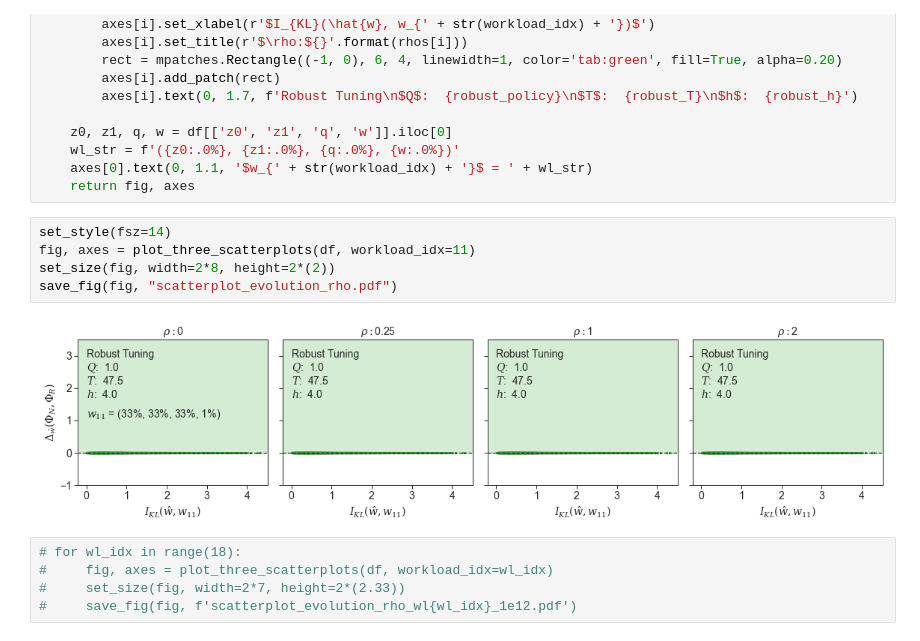
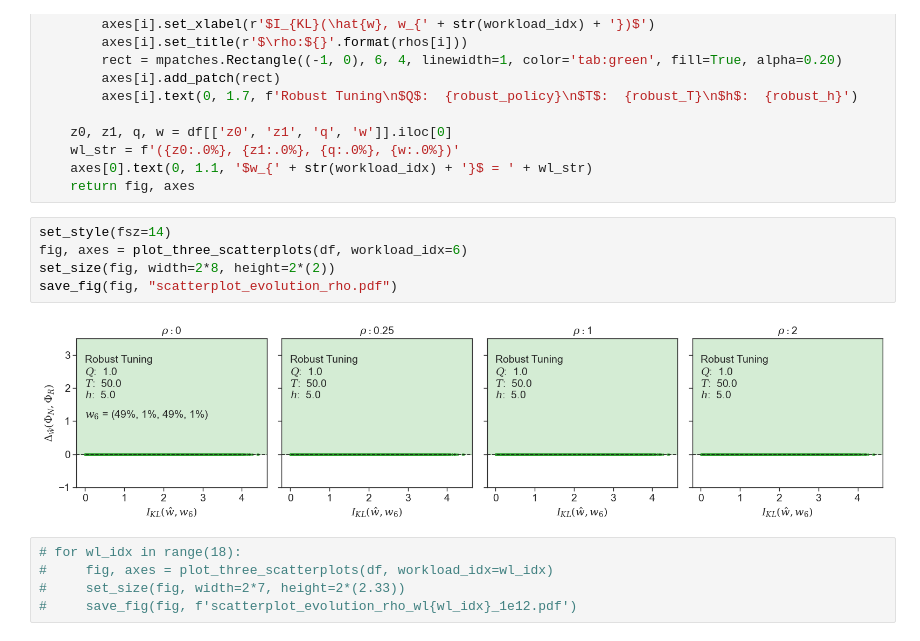
Before and after one commit to ephoris/endure-jupyter, a Jupyter notebook: viz-notebooks/00_cost_model_plots.ipynb, the cells around one changed output. Drawn from its saved outputs; the diff is of its cells as text.

```diff
--- a/viz-notebooks/00_cost_model_plots.ipynb
+++ b/viz-notebooks/00_cost_model_plots.ipynb
@@ -149,11 +150,11 @@ def plot_three_scatterplots(df, workload_idx=11, rhos=[0, 0.25, 1, 2]):
     return fig, axes
 # %%
 set_style(fsz=14)
-fig, axes = plot_three_scatterplots(df, workload_idx=11)
+fig, axes = plot_three_scatterplots(df, workload_idx=6)
 set_size(fig, width=2*8, height=2*(2))
 save_fig(fig, "scatterplot_evolution_rho.pdf")
 # %% [output]
-[figure, old version]
+[figure, new version]
 # %%
 # for wl_idx in range(18):
 #     fig, axes = plot_three_scatterplots(df, workload_idx=wl_idx)
```
Also changed, not shown: parts of 9 cells of this notebook, 3 other files.
